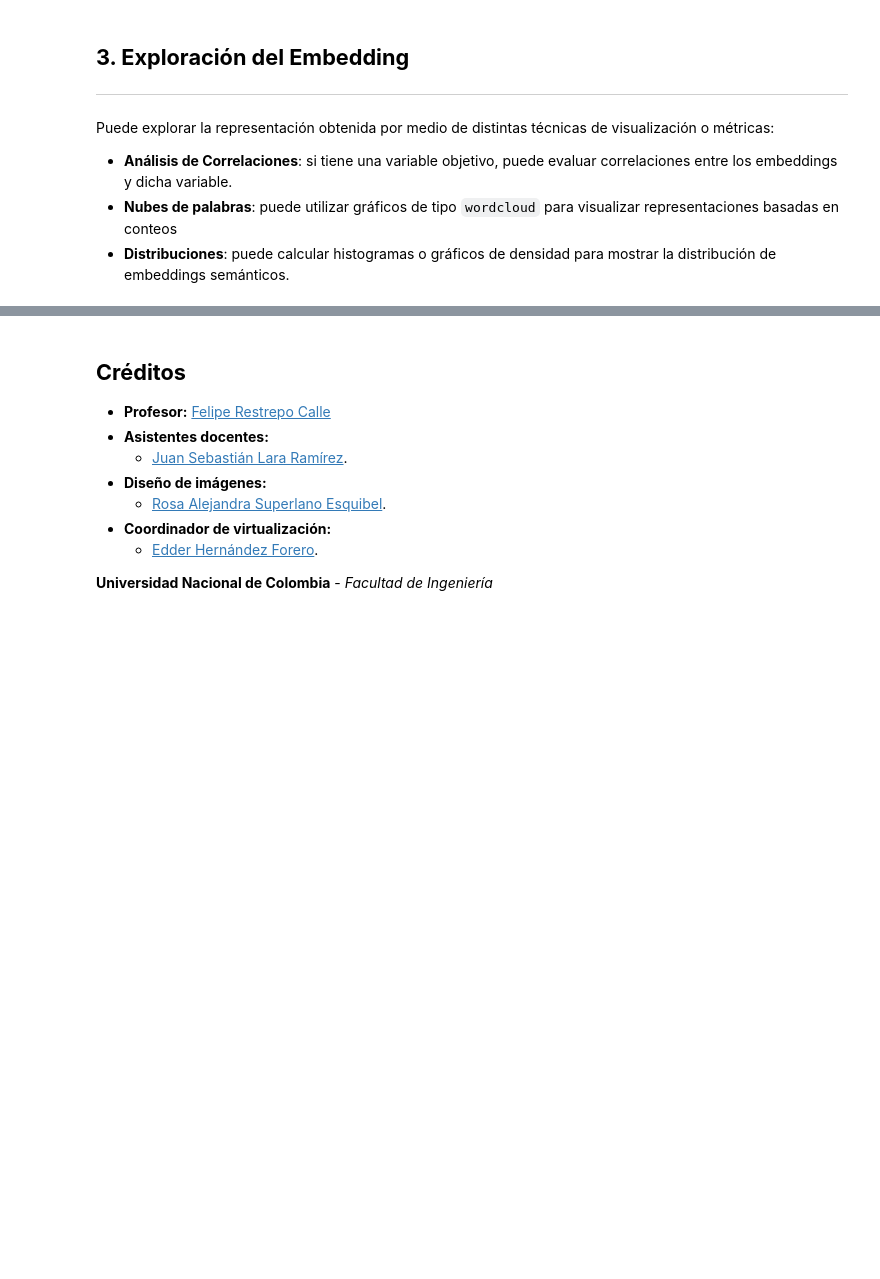
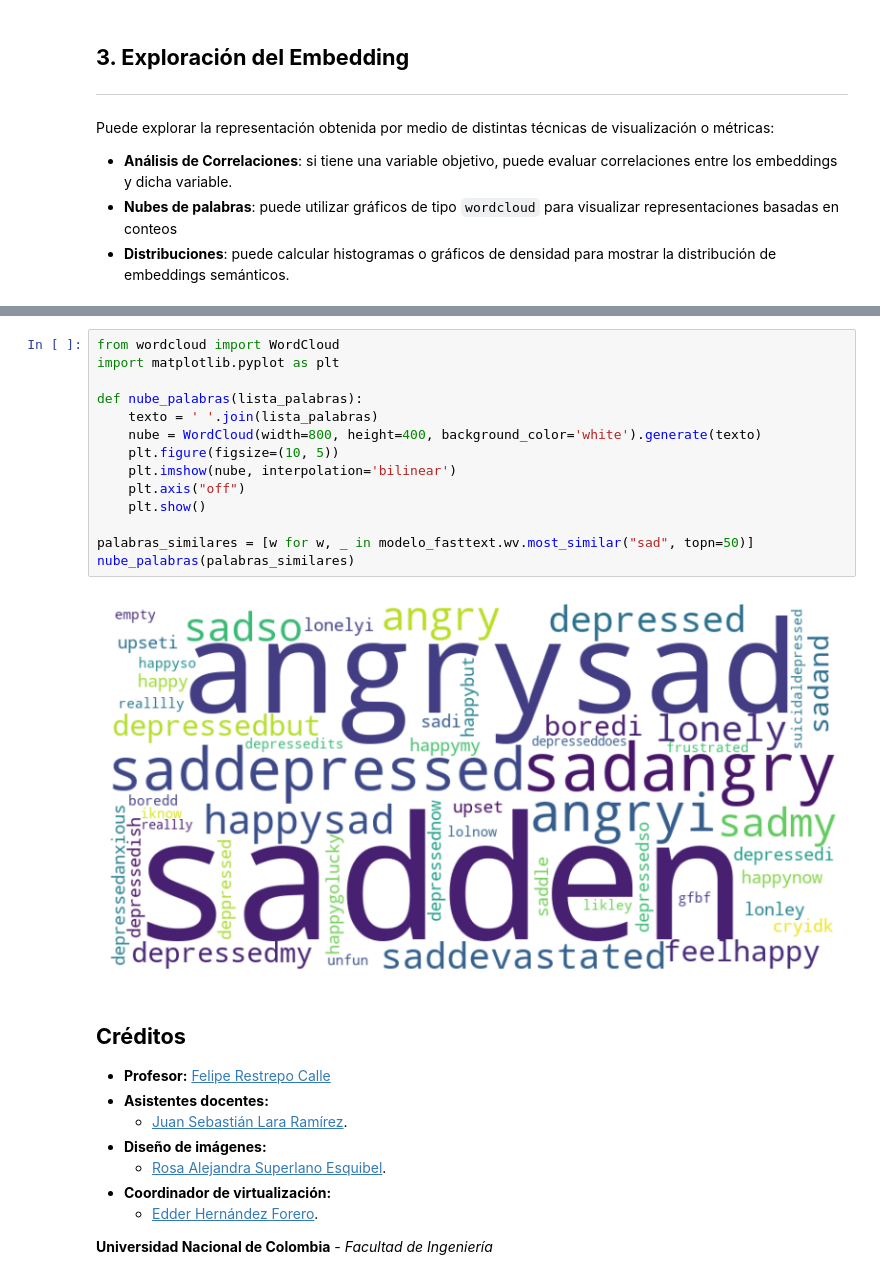
Before and after one commit to MLDS-UN-ProjectTeam/MLDS4, a Jupyter notebook: Entrega_3.ipynb, the cells around one changed output, grey strips where cells are left out. Drawn from its saved outputs; the diff is of its cells as text; blank space fills up the shorter version.

```diff
--- a/Entrega_3.ipynb
+++ b/Entrega_3.ipynb
@@ -204,3 +214,19 @@ Puede explorar la representación obtenida por medio de distintas técnicas de v
+# %%
+from wordcloud import WordCloud
+import matplotlib.pyplot as plt
+
+def nube_palabras(lista_palabras):
+    texto = ' '.join(lista_palabras)
+    nube = WordCloud(width=800, height=400, background_color='white').generate(texto)
+    plt.figure(figsize=(10, 5))
+    plt.imshow(nube, interpolation='bilinear')
+    plt.axis("off")
+    plt.show()
+
+palabras_similares = [w for w, _ in modelo_fasttext.wv.most_similar("sad", topn=50)]
+nube_palabras(palabras_similares)
+# %% [output]
+[figure, added]
 # %% [markdown]
 ## **Créditos**
 
```
Also changed, not shown: parts of 2 cells of this notebook, 1 other file.
